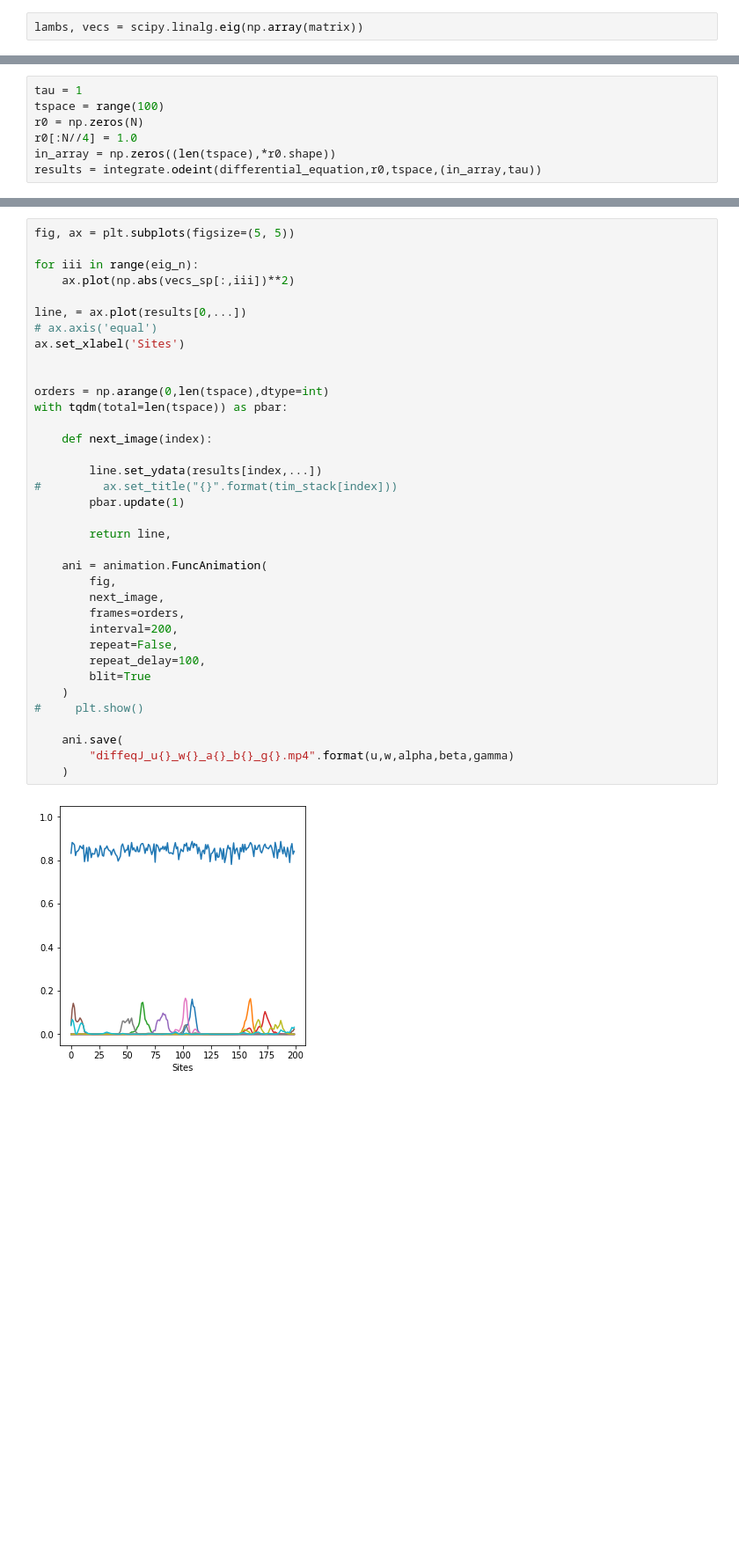
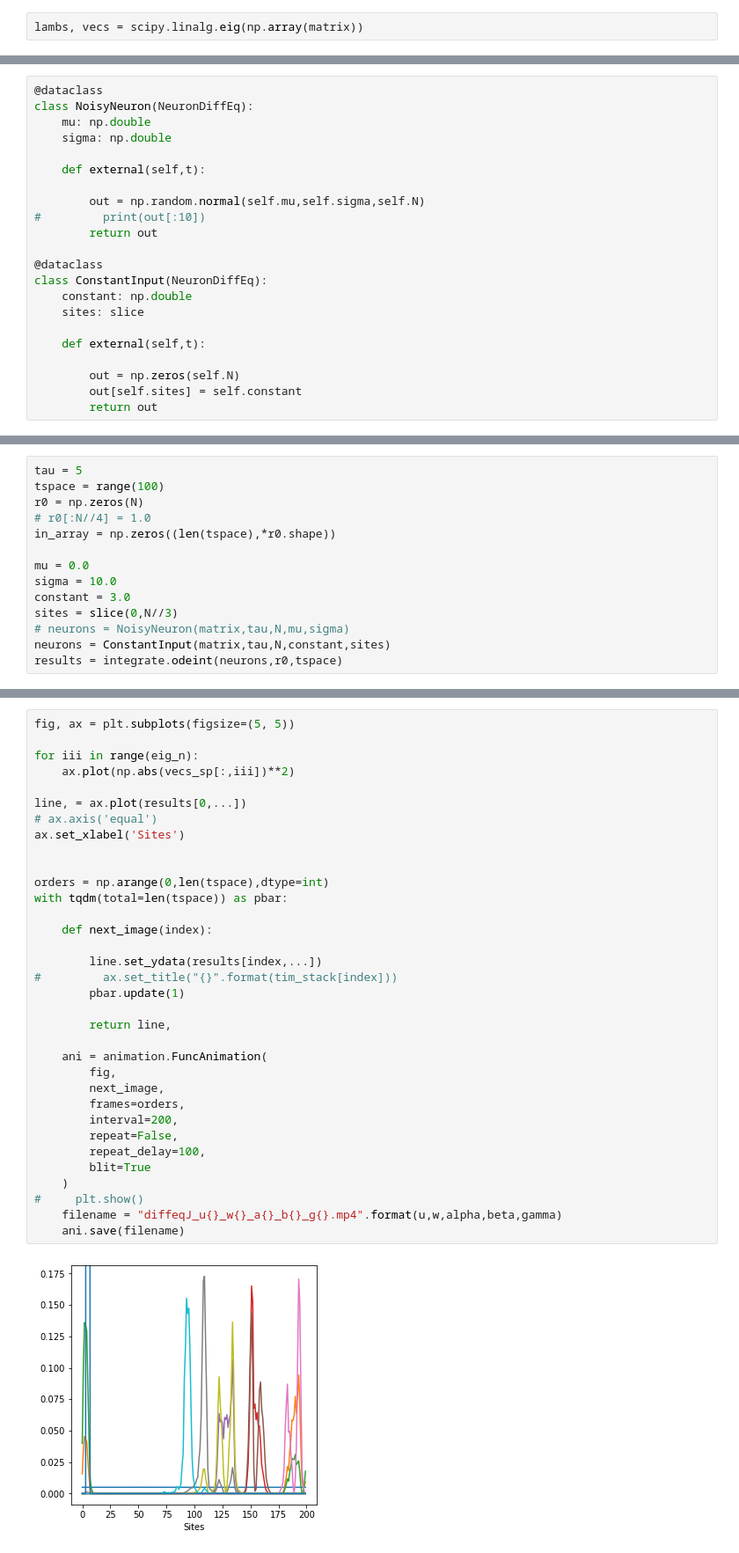
Before and after one commit to mdd423/anderson_project, a Jupyter notebook: notebooks/02-differential_neurons.ipynb, the cells around one changed output, grey strips where cells are left out. Shown: that part at 88% size. Saved outputs shown, nothing was run; the diff lists cells and outputs as text; blank space fills up the shorter version.

Commit message:
more neuron types,better notes

```diff
--- a/notebooks/02-differential_neurons.ipynb
+++ b/notebooks/02-differential_neurons.ipynb
@@ -69,0 +93,22 @@ def differential_equation(r,t,in_array,tau):
+# %%
+@dataclass
+class NoisyNeuron(NeuronDiffEq):
+    mu: np.double
+    sigma: np.double
+
+    def external(self,t):
+
+        out = np.random.normal(self.mu,self.sigma,self.N)
+#         print(out[:10])
+        return out
+
+@dataclass
+class ConstantInput(NeuronDiffEq):
+    constant: np.double
+    sites: slice
+
+    def external(self,t):
+
+        out = np.zeros(self.N)
+        out[self.sites] = self.constant
+        return out
@@ -70,10 +118,17 @@ def differential_equation(r,t,in_array,tau):
 # %%
-tau = 1
+tau = 5
 tspace = range(100)
 r0 = np.zeros(N)
-r0[:N//4] = 1.0
+# r0[:N//4] = 1.0
 in_array = np.zeros((len(tspace),*r0.shape))
-results = integrate.odeint(differential_equation,r0,tspace,(in_array,tau))
+
+mu = 0.0
+sigma = 10.0
+constant = 3.0
+sites = slice(0,N//3)
+# neurons = NoisyNeuron(matrix,tau,N,mu,sigma)
+neurons = ConstantInput(matrix,tau,N,constant,sites)
+results = integrate.odeint(neurons,r0,tspace)
 # %%
 n_imgs = 3
 strt_img = 0
@@ -103,35 +162,33 @@ fig, ax = plt.subplots(figsize=(5, 5))
 for iii in range(eig_n):
     ax.plot(np.abs(vecs_sp[:,iii])**2)
 
 line, = ax.plot(results[0,...])
 # ax.axis('equal')
 ax.set_xlabel('Sites')
 
 
 orders = np.arange(0,len(tspace),dtype=int)
 with tqdm(total=len(tspace)) as pbar:
 
     def next_image(index):
 
         line.set_ydata(results[index,...])
 #         ax.set_title("{}".format(tim_stack[index]))
         pbar.update(1)
 
         return line,
 
     ani = animation.FuncAnimation(
         fig,
         next_image,
         frames=orders,
         interval=200,
         repeat=False,
         repeat_delay=100,
         blit=True
     )
 #     plt.show()
-
-    ani.save(
-        "diffeqJ_u{}_w{}_a{}_b{}_g{}.mp4".format(u,w,alpha,beta,gamma)
-    )
+    filename = "diffeqJ_u{}_w{}_a{}_b{}_g{}.mp4".format(u,w,alpha,beta,gamma)
+    ani.save(filename)
 # %% [output]
-[figure, old version]
+[figure, new version]
```
Also changed, not shown: parts of 19 cells of this notebook.
